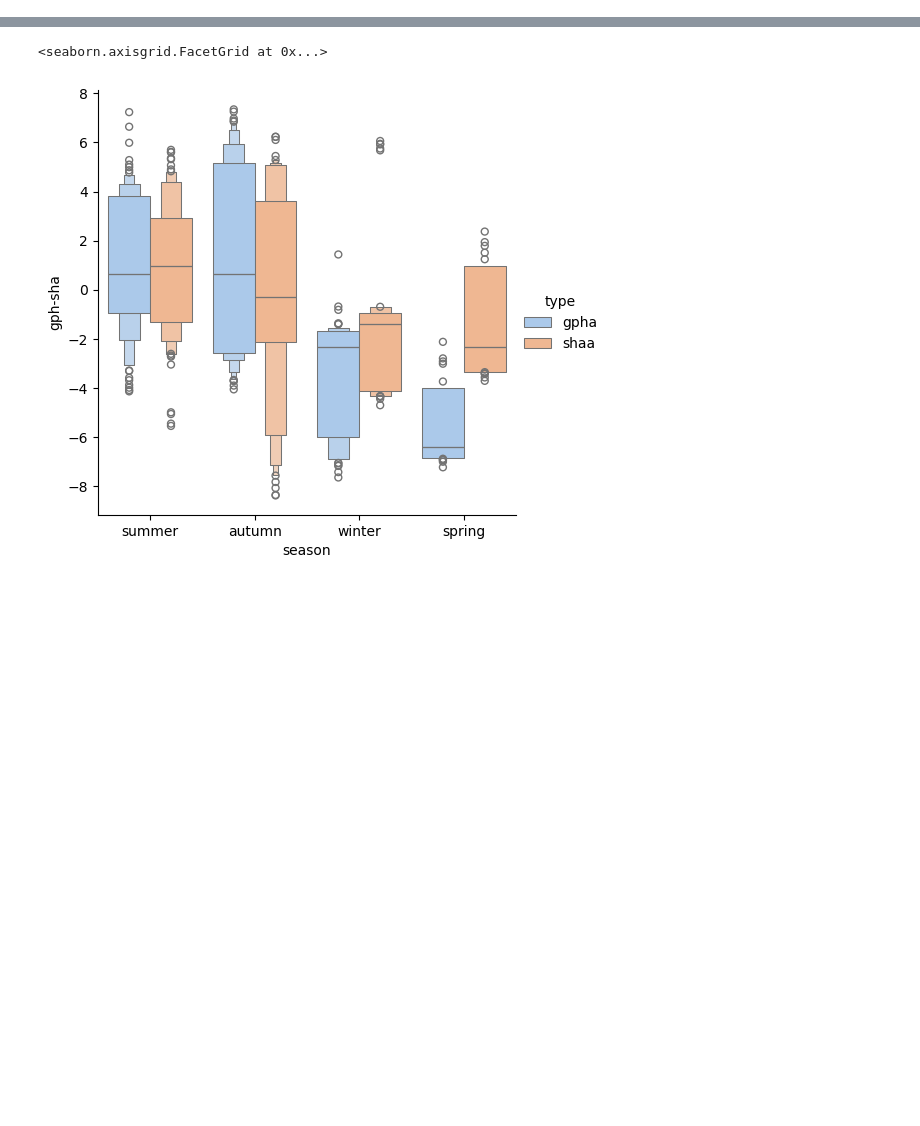
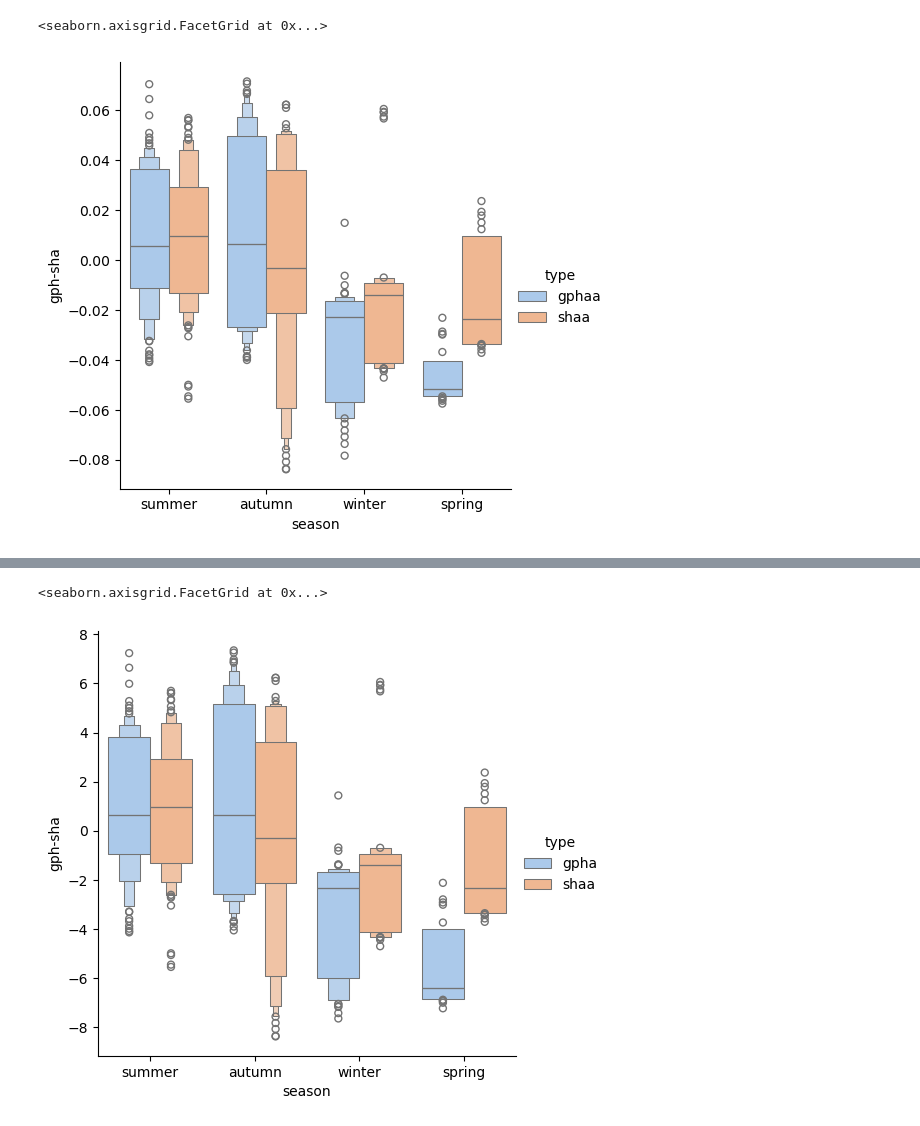
Before and after one commit to eejco/thesis_c3, a Jupyter notebook: c3_steric_height.ipynb, the cells around one changed output, grey strips where cells are left out. Cells and saved outputs as stored; diff of their text form; code cells hidden in the pictures; blank space fills up the shorter version.

```diff
--- a/c3_steric_height.ipynb
+++ b/c3_steric_height.ipynb
@@ -66,3 +58,11 @@ ds_z['gph'] = vs.groupby('time').map(lambda x: fns.integrate_na(x))
+# %%
+p2d = ds_z.pres.broadcast_like(ds_z.asal)#np.broadcast_to(ds_z.pres.values, ds_z.asal.shape)
+dyh = gsw.geo_strf_dyn_height(ds_z.asal,ds_z.ctemp,p2d,300,axis=1)
+ds_z['dynh'] = xr.DataArray(dyh,coords={'time':ds_z.time,'pres':ds_z.pres})
+ds_z['gph'] = ds_z.dynh.max(dim='pres') / 9.82
+# %%
+meangph = xr.open_dataarray('meangph.nc')/9.82
+ds_z['gpha'] = ds_z.gph# - meangph.mean()
 # %%
 dotds = DOT(ver='egm').ds.rename({'ug':'u10','vg':'v10'})
 lwe_ds = GRACE(from_file=True).ds
@@ -77,4 +77,4 @@ sha_interp = sha_ds_sla.sha.interp(time=ds_z.time.data,
                                     longitude=("time",ds_z.lon.data),
                                     method='linear')
 # %%
-ds_z['sha_interp'] = sha_interp
+ds_z['sha_interp'] = sha_interp / 100 #convert to m
@@ -140,8 +167,20 @@ dfoffshelf['season'] = [fns.get_season(m) for m in dfoffshelf.month]
 # %%
 dfonshelf=dfonshelf.dropna()
 dfonshelf['shaa']=dfonshelf.sha_interp - dfonshelf.sha_interp.mean()
-dfonshelf['gpha']=dfonshelf.gph - dfonshelf.gph.mean()
+dfonshelf['gphaa']=dfonshelf.gpha - dfonshelf.gpha.mean()
 
 dfoffshelf=dfoffshelf.dropna()
 dfoffshelf['shaa']=dfoffshelf.sha_interp - dfoffshelf.sha_interp.mean()
-dfoffshelf['gpha']=dfoffshelf.gph - dfoffshelf.gph.mean()
+dfoffshelf['gphaa']=dfoffshelf.gpha - dfoffshelf.gpha.mean()
+# %%
+dfsns=dfonshelf.reset_index().melt(
+    value_vars=['gphaa', 'shaa'],
+    var_name='type',
+    value_name='gph-sha',
+    id_vars=['season']
+)
+
+sns.catplot(data=dfsns,x='season',y='gph-sha',hue='type',order=['summer','autumn','winter','spring'],kind='boxen',palette='pastel')
+# %% [output]
+<seaborn.axisgrid.FacetGrid at 0x...>
+[figure, added]
```
Also changed, not shown: parts of 4 cells of this notebook, 4 other files.
